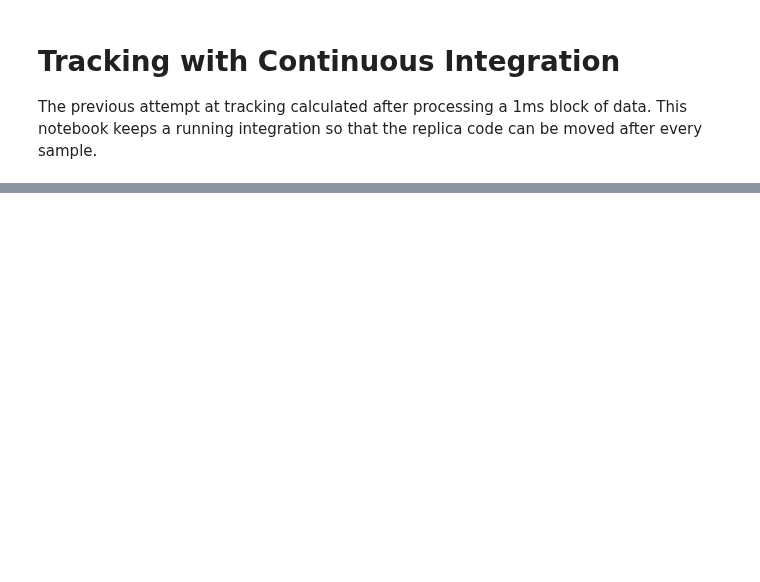
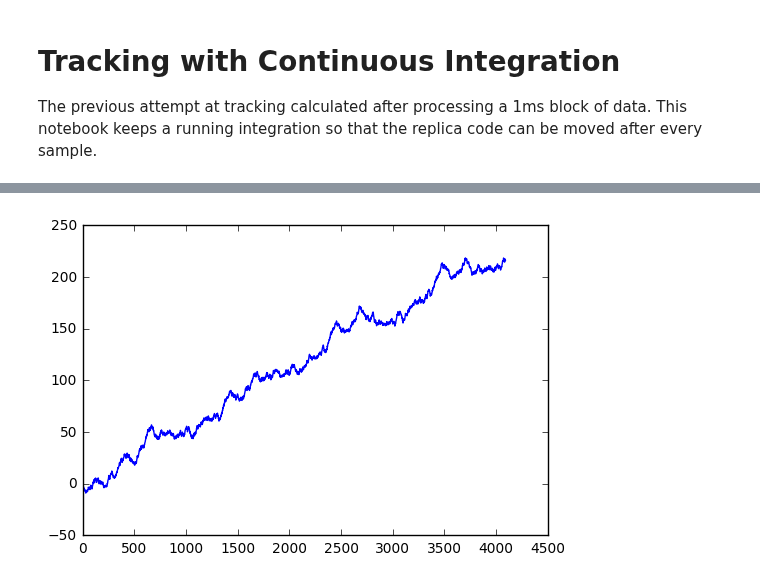
Before and after one commit to psas/gps, a Jupyter notebook: notebooks/Tracking_Continuous.ipynb, the cells around one changed output, grey strips where cells are left out. Cells and saved outputs as stored; diff of their text form; code cells hidden in the pictures; blank space fills up the shorter version.

```diff
--- a/notebooks/Tracking_Continuous.ipynb
+++ b/notebooks/Tracking_Continuous.ipynb
@@ -214,0 +224,5 @@ plt.show()
+# %%
+plt.plot(ip)
+plt.show()
+# %% [output]
+[figure, added]
```
Also changed, not shown: parts of 6 cells of this notebook.
